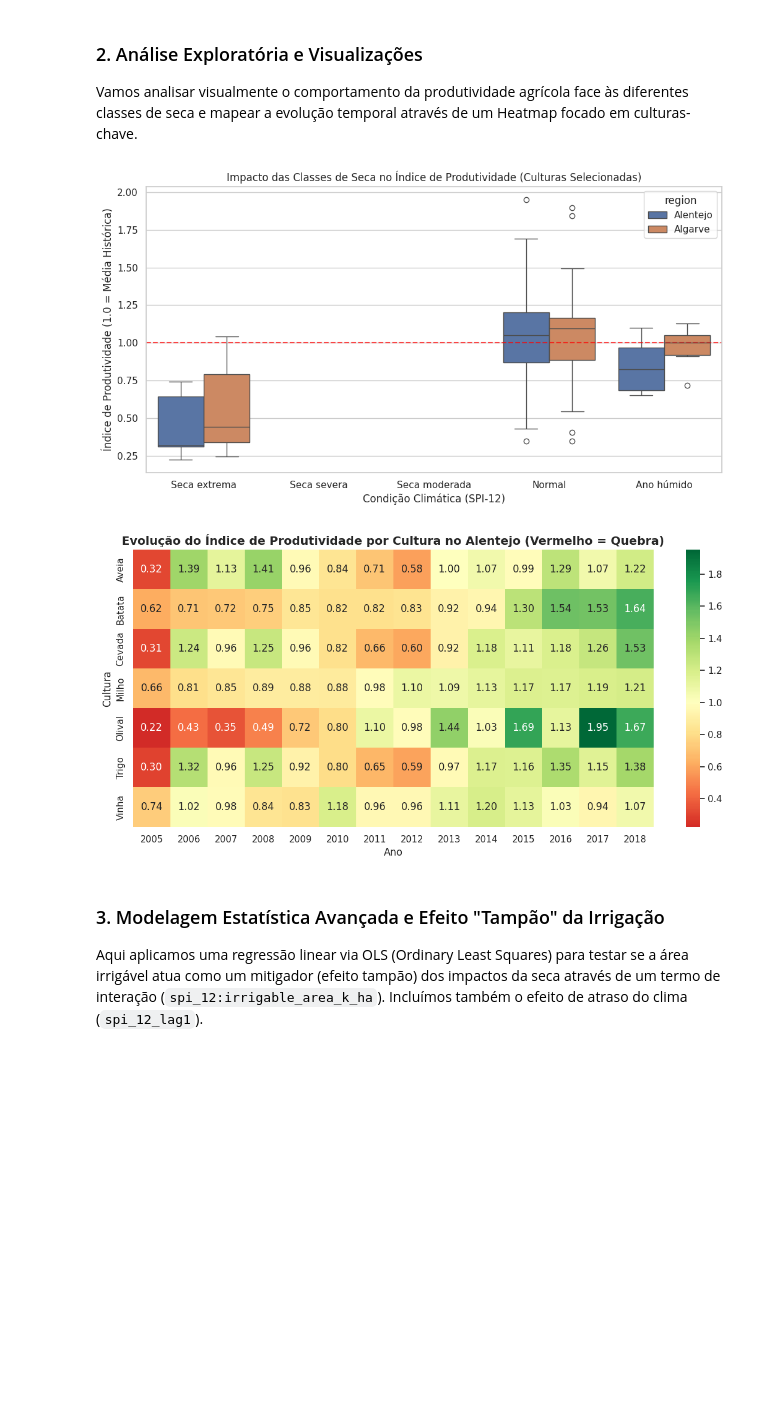
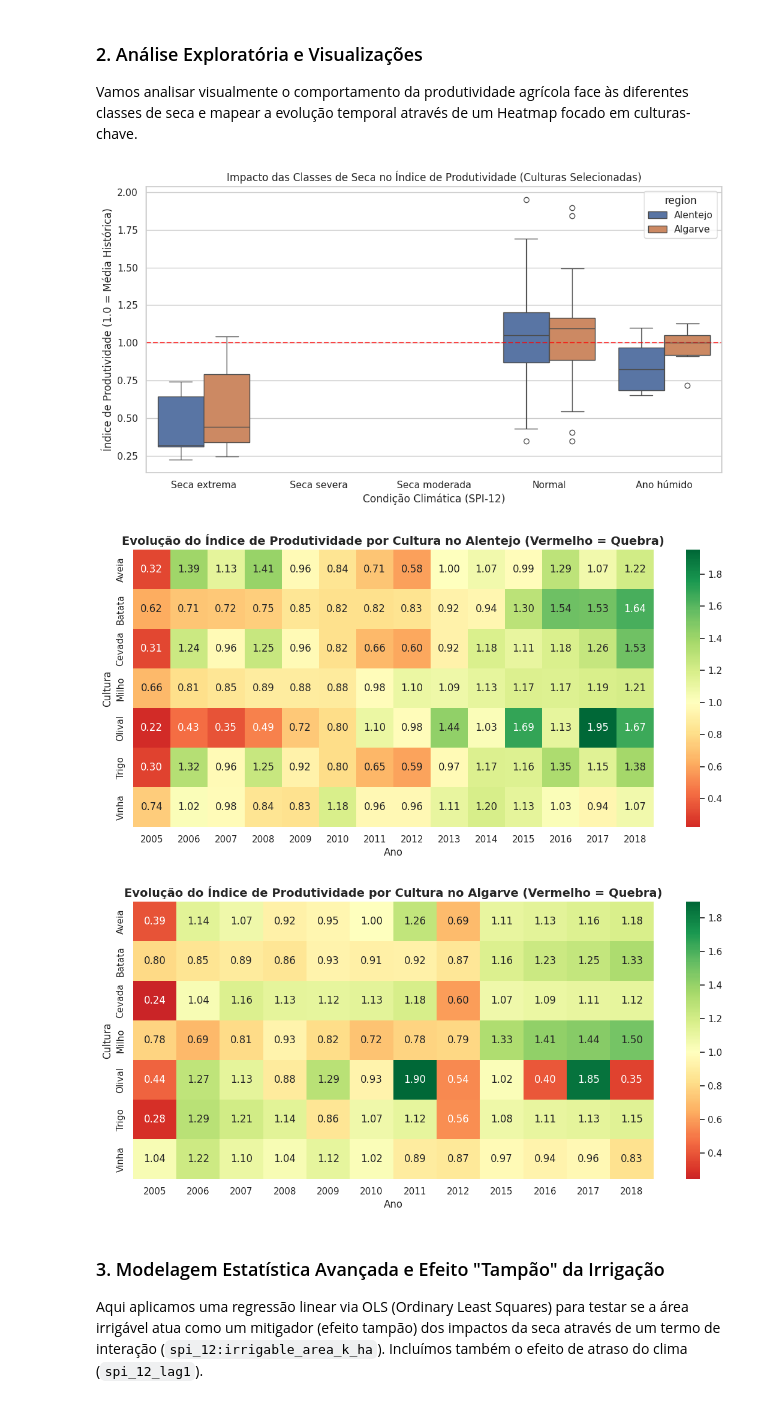
Before and after one commit to joaocanaslopes/AV_project-, a Jupyter notebook: 04_analise_impacto_climatico_agricola.ipynb, the cells around one changed output. Drawn from its saved outputs; the diff is of its cells as text; code cells hidden in the pictures; blank space fills up the shorter version.

```diff
--- a/04_analise_impacto_climatico_agricola.ipynb
+++ b/04_analise_impacto_climatico_agricola.ipynb
@@ -55,8 +55,36 @@ Dataset carregado com sucesso! Linhas: 2444, Colunas: 13
 ### 2. Análise Exploratória e Visualizações
 Vamos analisar visualmente o comportamento da produtividade agrícola face às diferentes classes de seca e mapear a evolução temporal através de um Heatmap focado em culturas-chave.
 # %%
+import pandas as pd
+import numpy as np
 import matplotlib.pyplot as plt
 import seaborn as sns
+
+# 1. Carregar os dados
+df = pd.read_csv('https://raw.githubusercontent.com/joaocanaslopes/AV_project-/refs/heads/main/total_com_spi12.csv')
+
+# 2. Criar a classificação do SPI-12 (Classes de Seca)
+def classify_spi(spi):
+    if spi <= -2:
+        return "Seca extrema"
+    elif spi <= -1.5:
+        return "Seca severa"
+    elif spi <= -1:
+        return "Seca moderada"
+    elif spi >= 1:
+        return "Ano húmido"
+    else:
+        return "Normal"
+
+df['drought_class'] = df['spi_12'].apply(classify_spi)
+
+# 3. Normalizar a produtividade por cultura e região (Produtividade Relativa)
+mean_prod = df.groupby(['region', 'species'])['productivity_kg_ha'].transform('mean')
+df['productivity_index'] = np.where(mean_prod > 0, df['productivity_kg_ha'] / mean_prod, 0)
+
+# 4. Criar o Efeito Retardado (Lag Effect) do SPI-12 do ano anterior
+df = df.sort_values(by=['region', 'species', 'ano'])
+df['spi_12_lag1'] = df.groupby(['region', 'species'])['spi_12'].shift(1)
 
 sns.set_theme(style="whitegrid")
 plt.rcParams['figure.figsize'] = [12, 6]
@@ -66,35 +94,47 @@ culturas_chave = ['Trigo', 'Milho', 'Aveia', 'Cevada', 'Olival', 'Vinha', 'Batat
 df_filtrado = df[df['species'].isin(culturas_chave)]
 
 # --- Visualização 1: Boxplot da Produtividade por Classe de Seca ---
 plt.figure()
 ordem_classes = ["Seca extrema", "Seca severa", "Seca moderada", "Normal", "Ano húmido"]
 sns.boxplot(
     data=df_filtrado,
     x='drought_class',
     y='productivity_index',
     hue='region',
     order=ordem_classes
 )
 plt.title('Impacto das Classes de Seca no Índice de Produtividade (Culturas Selecionadas)')
 plt.ylabel('Índice de Produtividade (1.0 = Média Histórica)')
 plt.xlabel('Condição Climática (SPI-12)')
 plt.axhline(1.0, color='red', linestyle='--', alpha=0.7)
 plt.show()
 
 # --- Visualização 2: Heatmap de Vulnerabilidade das Culturas (Alentejo) ---
 df_alentejo = df_filtrado[df_filtrado['region'] == 'Alentejo']
-pivot_prod = df_alentejo.pivot_table(index='species', columns='ano', values='productivity_index')
+pivot_prod_alentejo = df_alentejo.pivot_table(index='species', columns='ano', values='productivity_index')
 
 plt.figure(figsize=(14, 6))
-sns.heatmap(pivot_prod, annot=True, fmt=".2f", cmap="RdYlGn", center=1.0)
+sns.heatmap(pivot_prod_alentejo, annot=True, fmt=".2f", cmap="RdYlGn", center=1.0)
 title_font = {'size': 14, 'weight': 'bold'}
 plt.title('Evolução do Índice de Produtividade por Cultura no Alentejo (Vermelho = Quebra)', fontdict=title_font)
 plt.xlabel('Ano')
 plt.ylabel('Cultura')
 plt.show()
+
+# --- Visualização 3: Heatmap de Vulnerabilidade das Culturas (Algarve) ---
+df_algarve = df_filtrado[df_filtrado['region'] == 'Algarve']
+pivot_prod_algarve = df_algarve.pivot_table(index='species', columns='ano', values='productivity_index')
+
+plt.figure(figsize=(14, 6))
+sns.heatmap(pivot_prod_algarve, annot=True, fmt=".2f", cmap="RdYlGn", center=1.0)
+plt.title('Evolução do Índice de Produtividade por Cultura no Algarve (Vermelho = Quebra)', fontdict=title_font)
+plt.xlabel('Ano')
+plt.ylabel('Cultura')
+plt.show()
 # %% [output]
 [figure]
 [figure]
+[figure, added]
 # %% [markdown]
 ### 3. Modelagem Estatística Avançada e Efeito "Tampão" da Irrigação
 Aqui aplicamos uma regressão linear via OLS (Ordinary Least Squares) para testar se a área irrigável atua como um mitigador (efeito tampão) dos impactos da seca através de um termo de interação (`spi_12:irrigable_area_k_ha`). Incluímos também o efeito de atraso do clima (`spi_12_lag1`).
```
Also changed, not shown: parts of 1 cell of this notebook.
